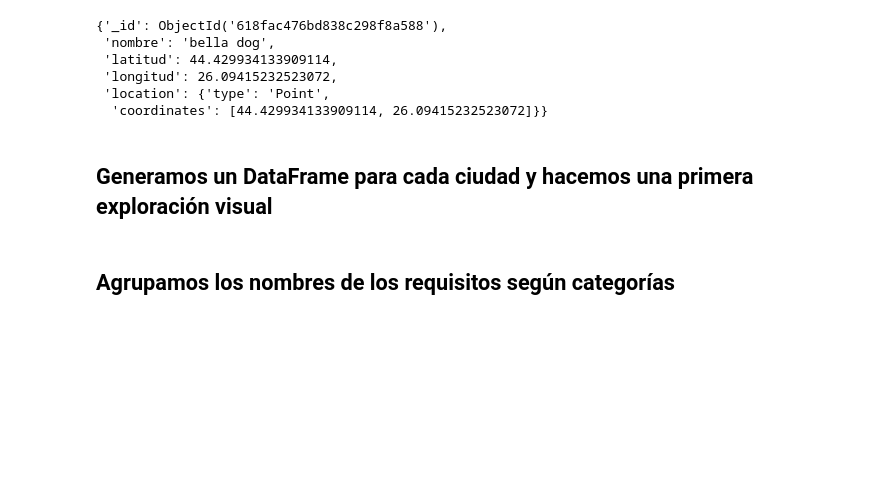
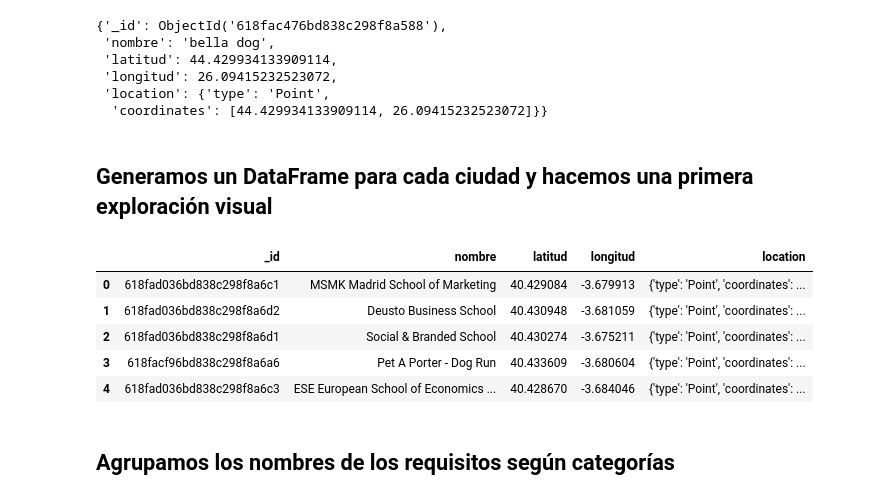
Before and after one commit to daniela-arias/Project-Geospatial, a Jupyter notebook: Notebooks/Geospatial_queries.ipynb, the cells around one changed output. Drawn from its saved outputs; the diff is of its cells as text; code cells hidden in the pictures; blank space fills up the shorter version.

```diff
--- a/Notebooks/Geospatial_queries.ipynb
+++ b/Notebooks/Geospatial_queries.ipynb
@@ -133,7 +147,14 @@ resultado_B[0]
 ## Generamos un DataFrame para cada ciudad y hacemos una primera exploración visual
 # %%
 df_M = pd.DataFrame(resultado_M)
-#df_M.head()
+df_M.head()
+# %% [output]
+|  | _id | nombre | latitud | longitud | location |
+| 0 | 618fad036bd838c298f8a6c1 | MSMK Madrid School of Marketing | 40.429084 | -3.679913 | {'type': 'Point', 'coordinates': ... |
+| 1 | 618fad036bd838c298f8a6d2 | Deusto Business School | 40.430948 | -3.681059 | {'type': 'Point', 'coordinates': ... |
+| 2 | 618fad036bd838c298f8a6d1 | Social & Branded School | 40.430274 | -3.675211 | {'type': 'Point', 'coordinates': ... |
+| 3 | 618facf96bd838c298f8a6a6 | Pet A Porter - Dog Run | 40.433609 | -3.680604 | {'type': 'Point', 'coordinates': ... |
+| 4 | 618fad036bd838c298f8a6c3 | ESE European School of Economics ... | 40.428670 | -3.684046 | {'type': 'Point', 'coordinates': ... |
 # %%
 gdf_M = gpd.GeoDataFrame(df_M, geometry=gpd.points_from_xy(df_M.longitud, df_M.latitud))
 #gdf_M
```
Also changed, not shown: parts of 26 cells of this notebook, 2 other files.
